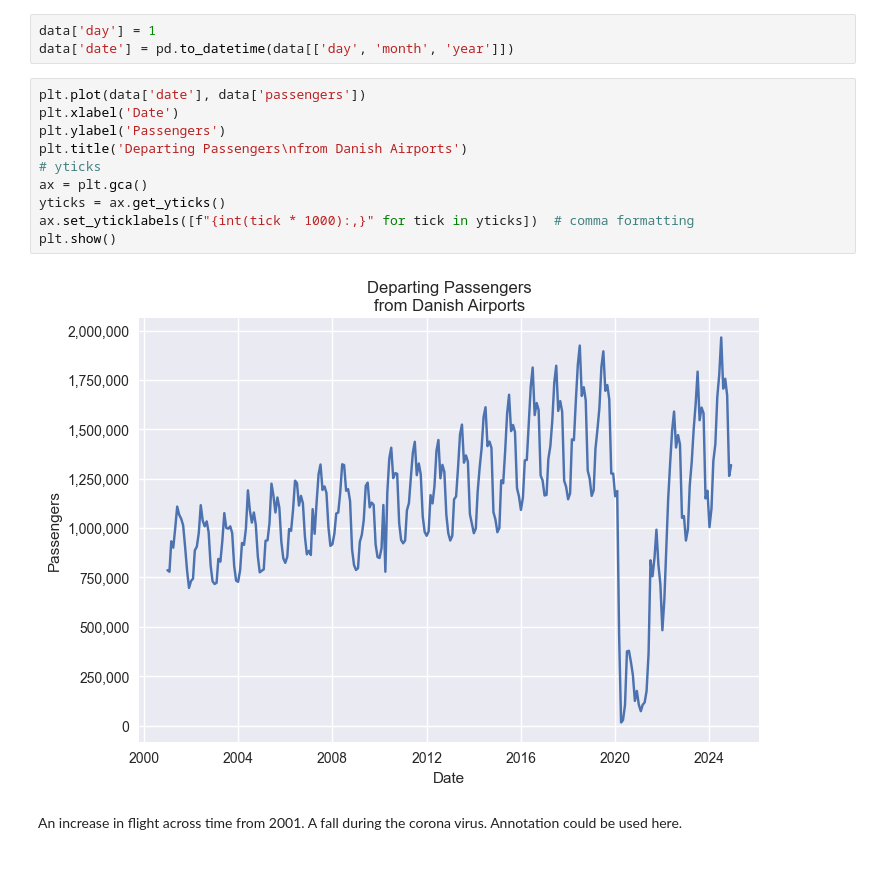
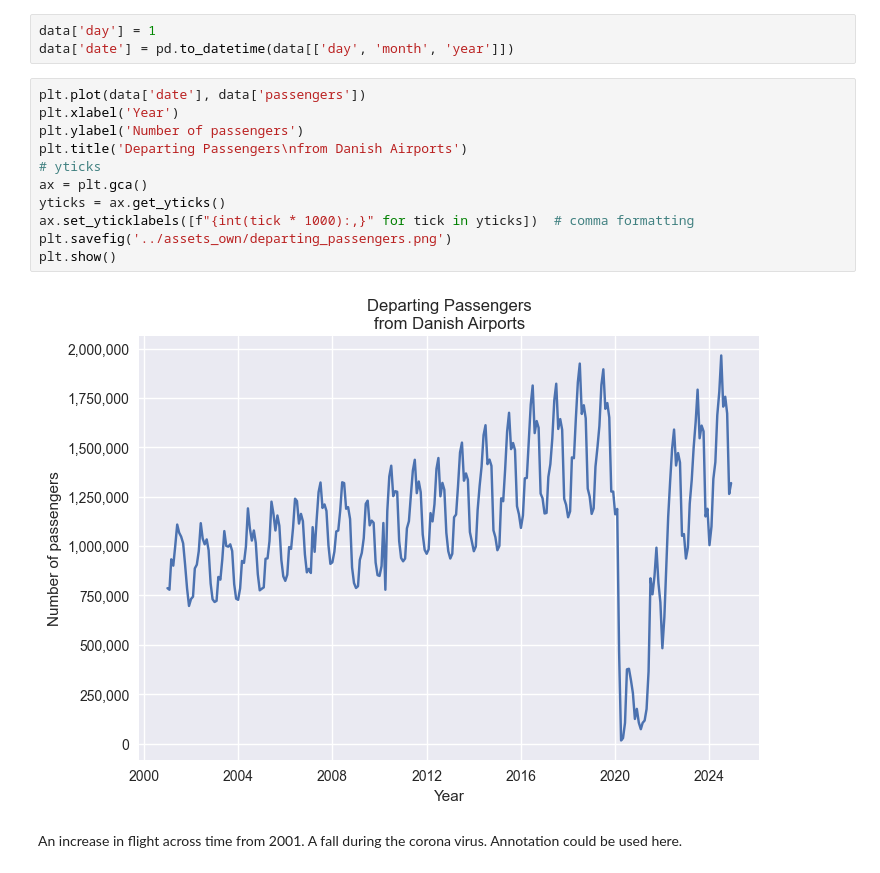
Before and after one commit to clarachristiansen/clarachristiansen.github.io, a Jupyter notebook: scripts/airplane_passenger.ipynb, the cells around one changed output. Drawn from its saved outputs; the diff is of its cells as text.

```diff
--- a/scripts/airplane_passenger.ipynb
+++ b/scripts/airplane_passenger.ipynb
@@ -77,16 +125,17 @@ data['day'] = 1
 data['date'] = pd.to_datetime(data[['day', 'month', 'year']])
 # %%
 plt.plot(data['date'], data['passengers'])
-plt.xlabel('Date')
-plt.ylabel('Passengers')
+plt.xlabel('Year')
+plt.ylabel('Number of passengers')
 plt.title('Departing Passengers\nfrom Danish Airports')
 # yticks
 ax = plt.gca()
 yticks = ax.get_yticks()
 ax.set_yticklabels([f"{int(tick * 1000):,}" for tick in yticks])  # comma formatting
+plt.savefig('../assets_own/departing_passengers.png')
 plt.show()
 # %% [output]
-[figure, old version]
+[figure, new version]
 # %% [markdown]
 An increase in flight across time from 2001. A fall during the corona virus.
 Annotation could be used here.
```
Also changed, not shown: parts of 2 cells of this notebook, 20 other files.
